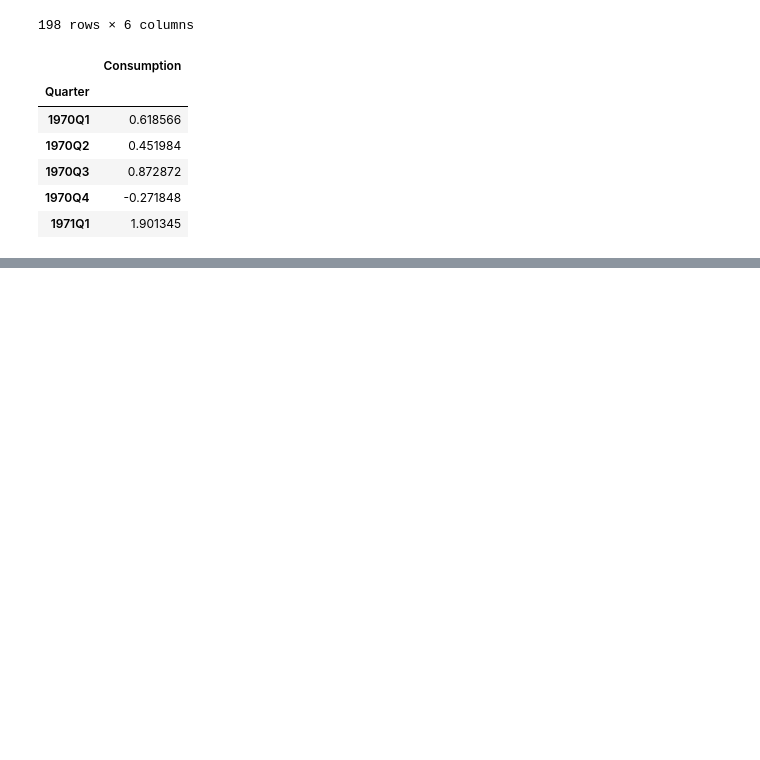
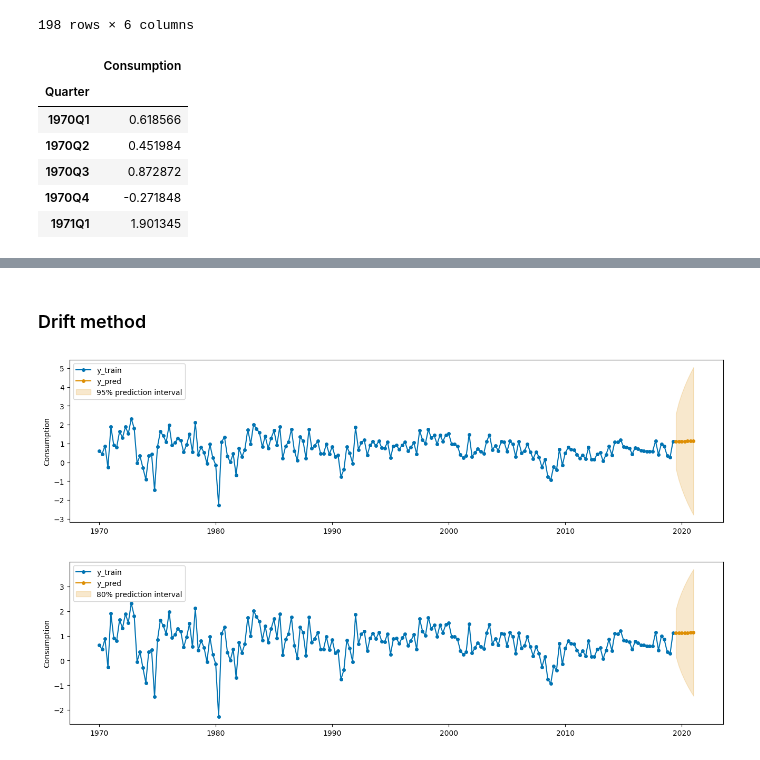
Before and after one commit to ramalhogs/Series_temporais_A2, a Jupyter notebook: baselines.ipynb, the cells around one changed output, grey strips where cells are left out. Saved outputs shown, nothing was run; the diff lists cells and outputs as text; code cells hidden in the pictures; blank space fills up the shorter version.

```diff
--- a/baselines.ipynb
+++ b/baselines.ipynb
@@ -85,0 +102,7 @@ ValueError: Multi-dimensional indexing (e.g. `obj[:, None]`) is no longer suppor
+# %% [markdown]
+### Drift method
+# %%
+fit_and_plot(Consumption, strategy="drift")
+# %% [output]
+[figure, added]
+[figure, added]
```
Also changed, not shown: parts of 6 cells of this notebook.
